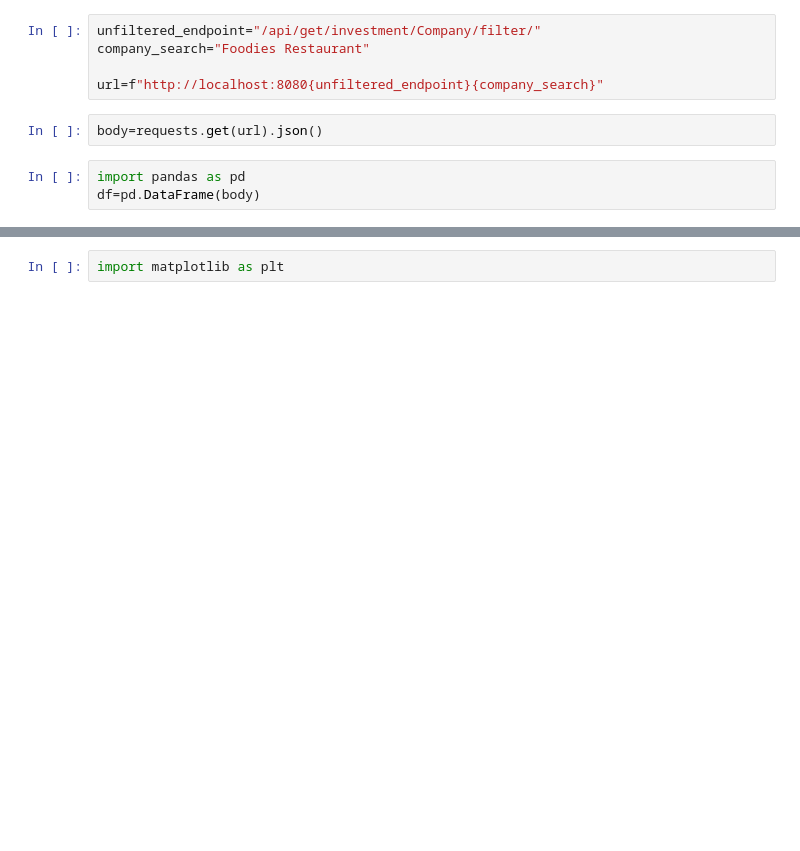
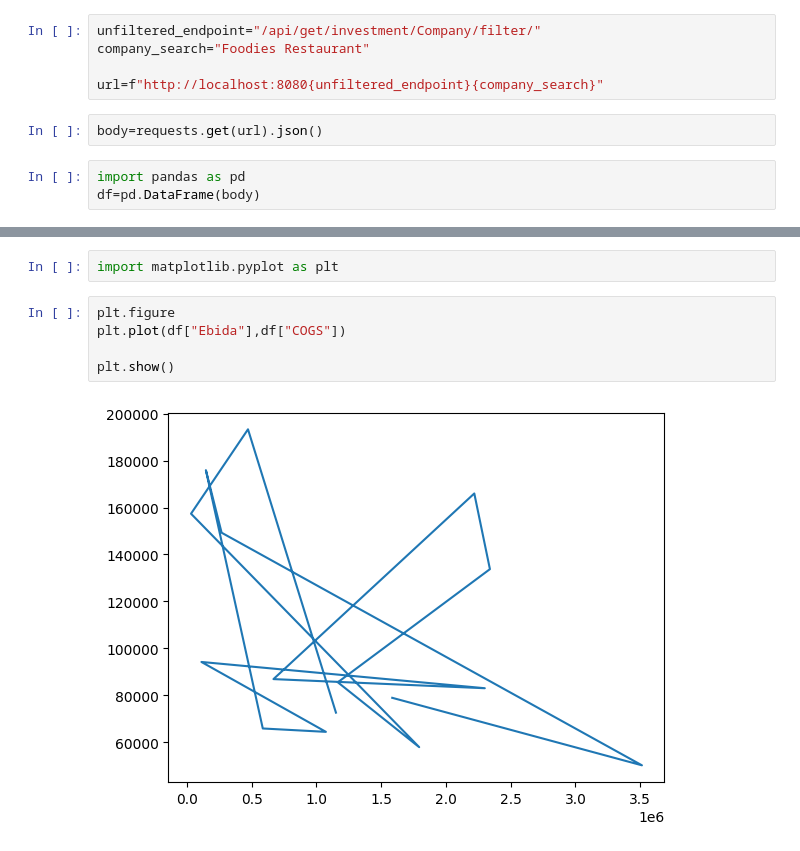
Before and after one commit to kevinMatthewT/Capstone-Project, a Jupyter notebook: prediction/company_prediction.ipynb, the cells around one changed output, grey strips where cells are left out. Cells and saved outputs as stored; diff of their text form; blank space fills up the shorter version.

```diff
--- a/prediction/company_prediction.ipynb
+++ b/prediction/company_prediction.ipynb
@@ -76,4 +76,11 @@ df
 | 14 | Foodies Restaurant | Venture Builders | Jakarta | 2017 | F&B | 84 | 4625493 | ... |
 | 15 | Foodies Restaurant | Beverage Lovers | Tangerang | 2002 | F&B | 54 | 4073468 | ... |
 # %%
-import matplotlib as plt
+import matplotlib.pyplot as plt
+# %%
+plt.figure
+plt.plot(df["Ebida"],df["COGS"])
+
+plt.show()
+# %% [output]
+[figure, added]
```
